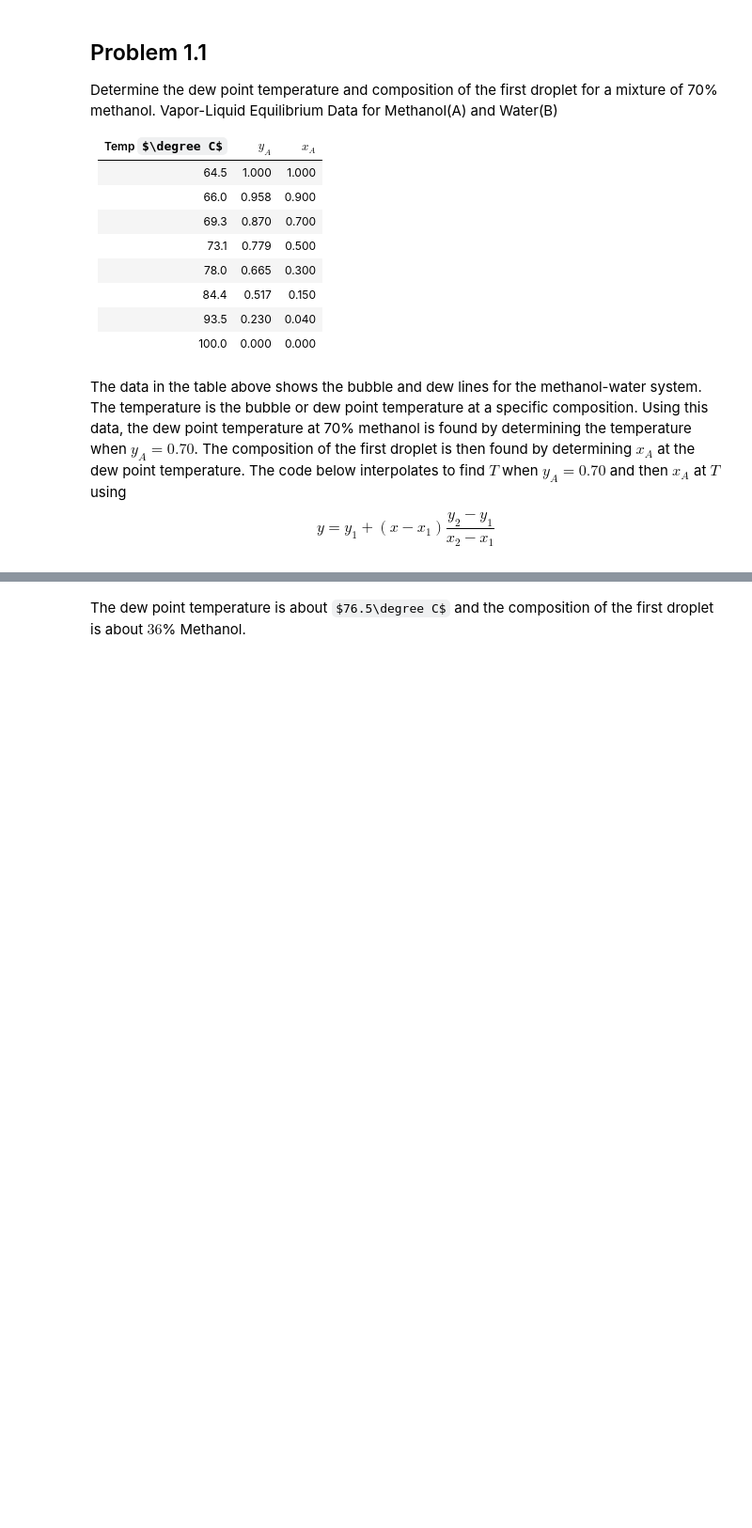
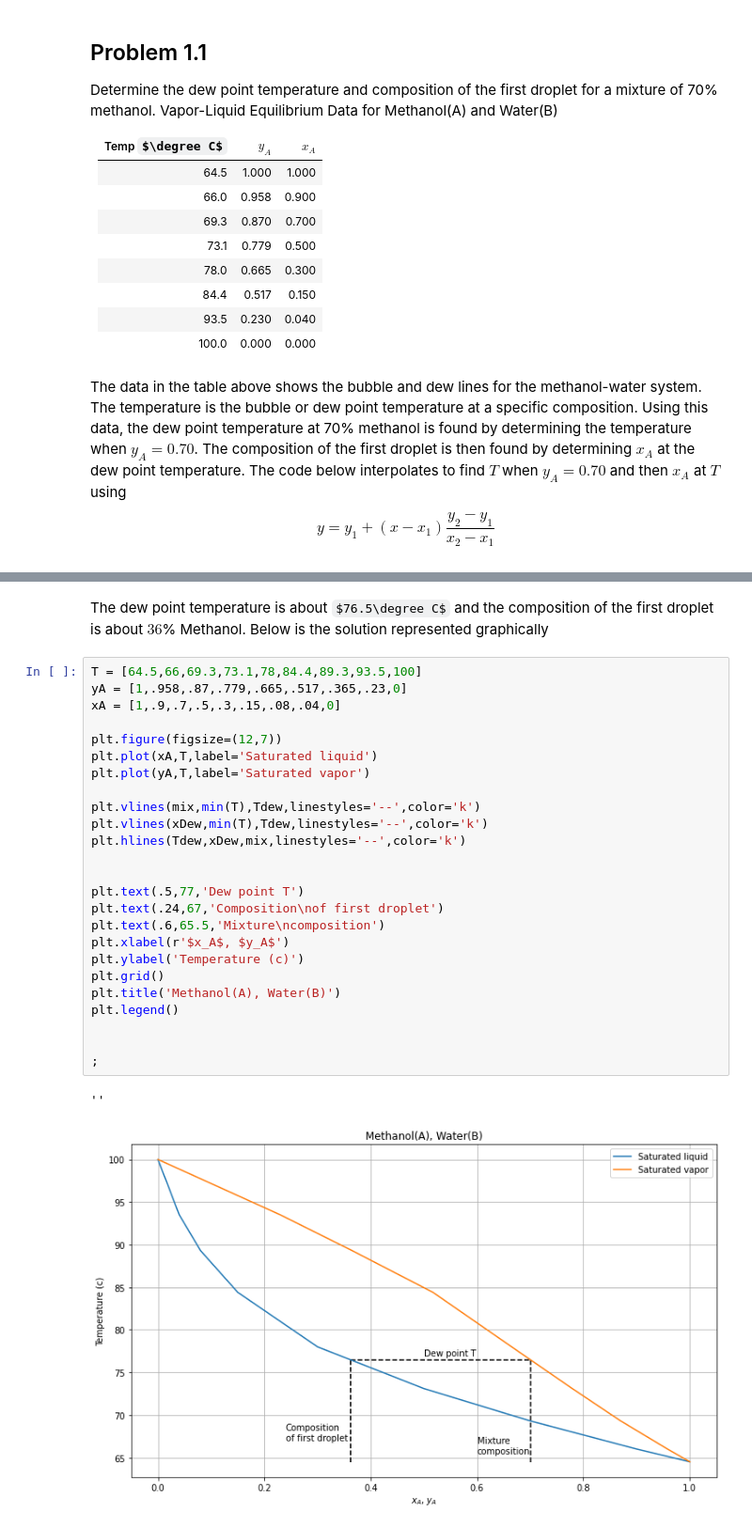
Before and after one commit to joshlwhitehead/school, a Jupyter notebook: Spring_2022/MassTransfer/HW6/HW6_1.ipynb, the cells around one changed output, grey strips where cells are left out. Shown at 94% size. Cells and saved outputs as stored; diff of their text form; some formulas as TeX source; blank space fills up the shorter version.

```diff
--- a/Spring_2022/MassTransfer/HW6/HW6_1.ipynb
+++ b/Spring_2022/MassTransfer/HW6/HW6_1.ipynb
@@ -38,3 +42,33 @@ T_dew = 76.49561403508773
 x_dew = 0.36140350877192945
 # %% [markdown]
 The dew point temperature is about $76.5\degree C$ and the composition of the first droplet is about $36$% Methanol.
+</br></br>
+Below is the solution represented graphically
+# %%
+T = [64.5,66,69.3,73.1,78,84.4,89.3,93.5,100]
+yA = [1,.958,.87,.779,.665,.517,.365,.23,0]
+xA = [1,.9,.7,.5,.3,.15,.08,.04,0]
+
+plt.figure(figsize=(12,7))
+plt.plot(xA,T,label='Saturated liquid')
+plt.plot(yA,T,label='Saturated vapor')
+
+plt.vlines(mix,min(T),Tdew,linestyles='--',color='k')
+plt.vlines(xDew,min(T),Tdew,linestyles='--',color='k')
+plt.hlines(Tdew,xDew,mix,linestyles='--',color='k')
+
+
+plt.text(.5,77,'Dew point T')
+plt.text(.24,67,'Composition\nof first droplet')
+plt.text(.6,65.5,'Mixture\ncomposition')
+plt.xlabel(r'$x_A$, $y_A$')
+plt.ylabel('Temperature (c)')
+plt.grid()
+plt.title('Methanol(A), Water(B)')
+plt.legend()
+
+
+;
+# %% [output]
+''
+[figure, added]
```
Also changed, not shown: parts of 13 cells of this notebook.
